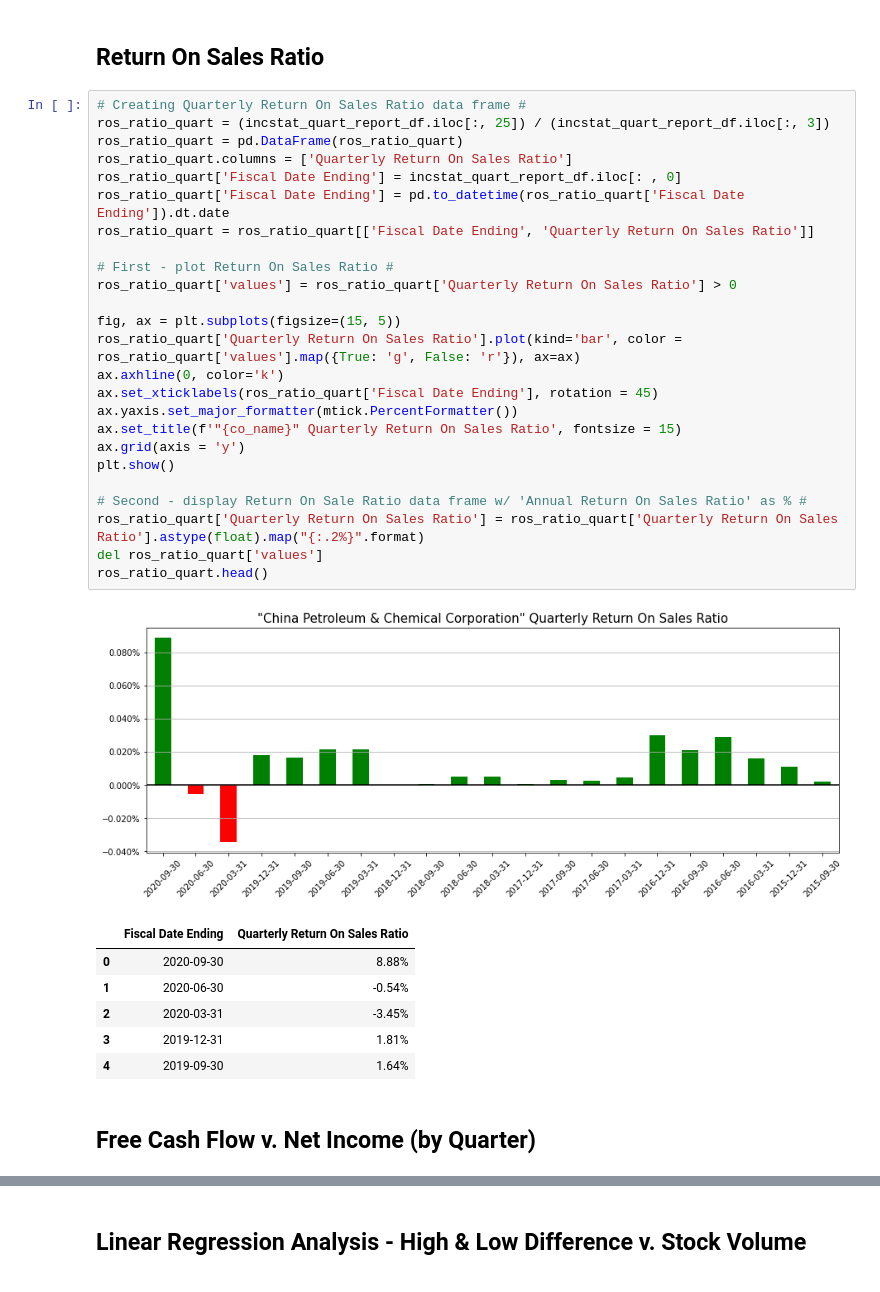
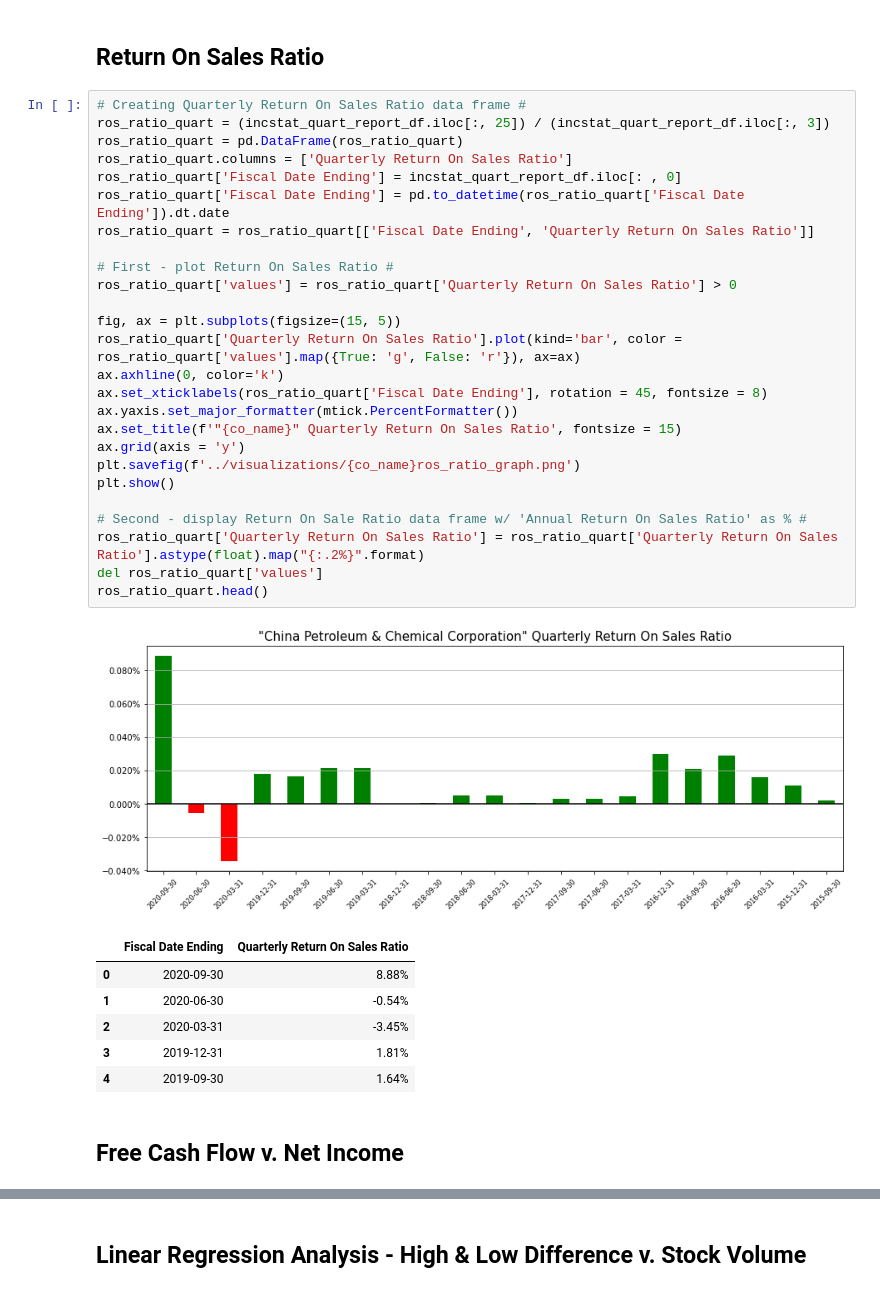
Before and after one commit to nikoelvambuena95/Web-Design-Challenge, a Jupyter notebook: assets/analysis/Company Financial Analysis.ipynb, the cells around one changed output, grey strips where cells are left out. Drawn from its saved outputs; the diff is of its cells as text.

Commit message:
generate data viz images

```diff
--- a/assets/analysis/Company Financial Analysis.ipynb
+++ b/assets/analysis/Company Financial Analysis.ipynb
@@ -251,30 +253,31 @@ plt.show()
 # %%
 # Creating Quarterly Return On Sales Ratio data frame #
 ros_ratio_quart = (incstat_quart_report_df.iloc[:, 25]) / (incstat_quart_report_df.iloc[:, 3])
 ros_ratio_quart = pd.DataFrame(ros_ratio_quart)
 ros_ratio_quart.columns = ['Quarterly Return On Sales Ratio']
 ros_ratio_quart['Fiscal Date Ending'] = incstat_quart_report_df.iloc[: , 0]
 ros_ratio_quart['Fiscal Date Ending'] = pd.to_datetime(ros_ratio_quart['Fiscal Date Ending']).dt.date
 ros_ratio_quart = ros_ratio_quart[['Fiscal Date Ending', 'Quarterly Return On Sales Ratio']]
 
 # First - plot Return On Sales Ratio #
 ros_ratio_quart['values'] = ros_ratio_quart['Quarterly Return On Sales Ratio'] > 0
 
 fig, ax = plt.subplots(figsize=(15, 5))
 ros_ratio_quart['Quarterly Return On Sales Ratio'].plot(kind='bar', color = ros_ratio_quart['values'].map({True: 'g', False: 'r'}), ax=ax)
 ax.axhline(0, color='k')
-ax.set_xticklabels(ros_ratio_quart['Fiscal Date Ending'], rotation = 45)
+ax.set_xticklabels(ros_ratio_quart['Fiscal Date Ending'], rotation = 45, fontsize = 8)
 ax.yaxis.set_major_formatter(mtick.PercentFormatter())
 ax.set_title(f'"{co_name}" Quarterly Return On Sales Ratio', fontsize = 15)
 ax.grid(axis = 'y')
+plt.savefig(f'../visualizations/{co_name}ros_ratio_graph.png')
 plt.show()
 
 # Second - display Return On Sale Ratio data frame w/ 'Annual Return On Sales Ratio' as % #
 ros_ratio_quart['Quarterly Return On Sales Ratio'] = ros_ratio_quart['Quarterly Return On Sales Ratio'].astype(float).map("{:.2%}".format)
 del ros_ratio_quart['values']
 ros_ratio_quart.head()
 # %% [output]
-[figure, old version]
+[figure, new version]
 |  | Fiscal Date Ending | Quarterly Return On Sales Ratio |
 | 0 | 2020-09-30 | 8.88% |
 | 1 | 2020-06-30 | -0.54% |
@@ -282,7 +285,7 @@ ros_ratio_quart.head()
 | 3 | 2019-12-31 | 1.81% |
 | 4 | 2019-09-30 | 1.64% |
 # %% [markdown]
-## Free Cash Flow v. Net Income (by Quarter)
+## Free Cash Flow v. Net Income
 # %%
 # Generate Quartertly Free Cash Flow v. Net Income #
 fcf_quart_data = pd.DataFrame(cf_quart_report_df[['operatingCashflow', 'capitalExpenditures']])
```
Also changed, not shown: parts of 7 cells of this notebook, 4 other files.
